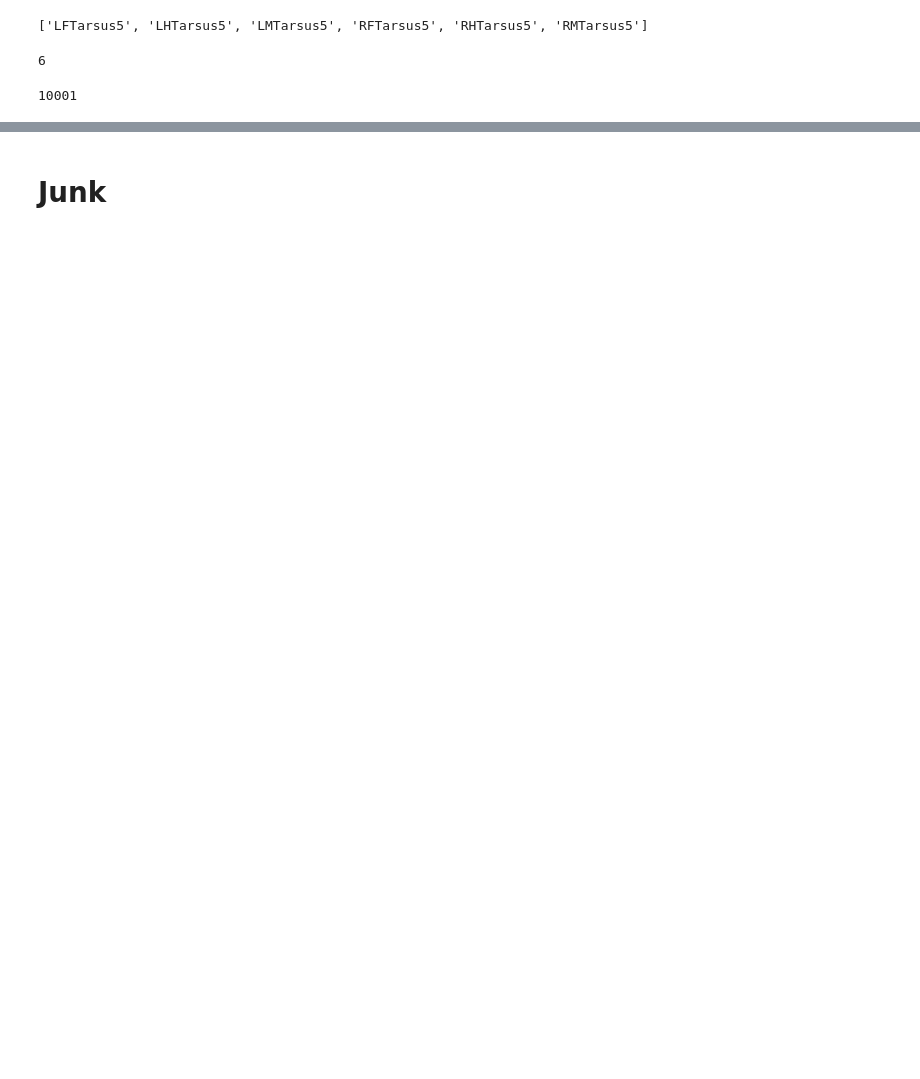
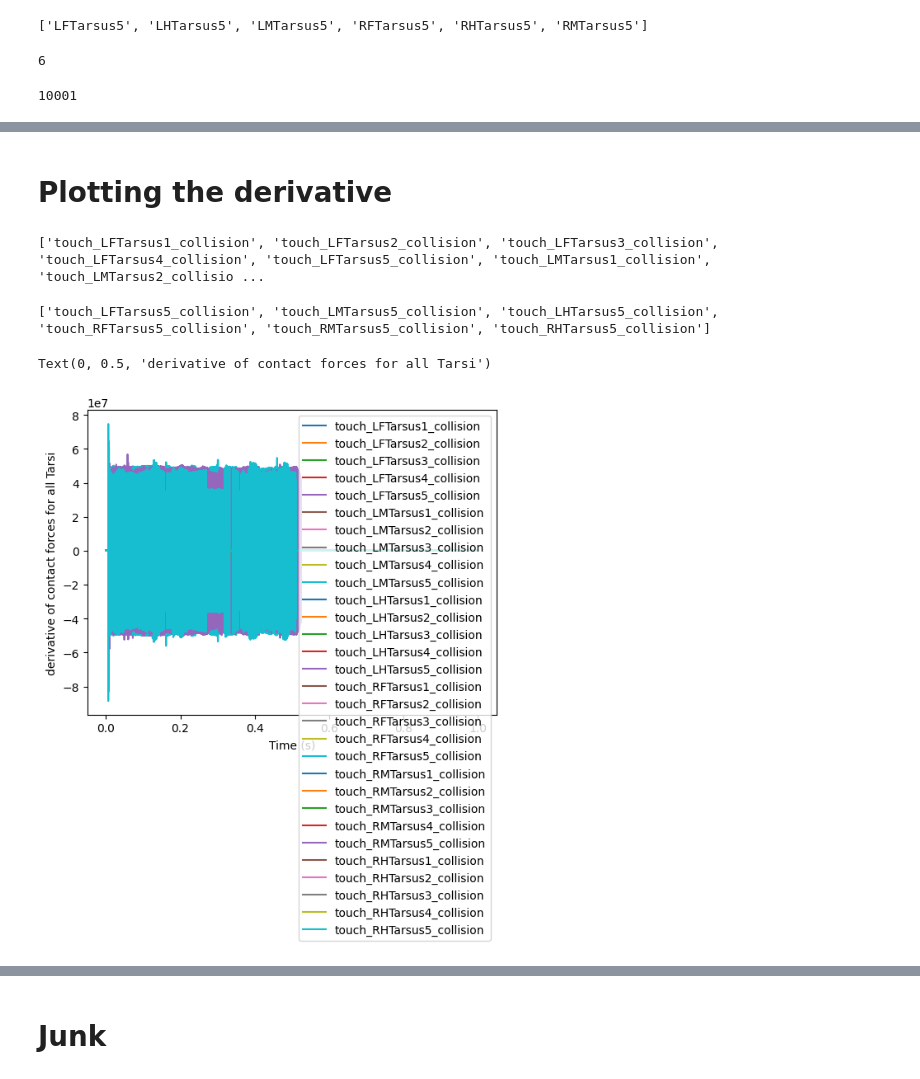
Before and after one commit to LaetiMS/flygym_adhesion-Laetitia, a Jupyter notebook: notebooks/mujoco_adhesion.ipynb, the cells around one changed output, grey strips where cells are left out. Drawn from its saved outputs; the diff is of its cells as text; code cells hidden in the pictures; blank space fills up the shorter version.

```diff
--- a/notebooks/mujoco_adhesion.ipynb
+++ b/notebooks/mujoco_adhesion.ipynb
@@ -375,0 +376,36 @@ Text(0, 0.5, 'x- Position end_effectors')
+# %% [markdown]
+# Plotting the derivative
+# %%
+#formatting the observations obtained from obs_list, that contain the "derivative of the contact forces"
+derivative_touch_sensor_data = [[] for _ in range(30)]
+for obs in obs_list:
+    deriv_touch_sensor = obs['derivative_contact_forces']
+
+    for i, value in enumerate(deriv_touch_sensor):
+        derivative_touch_sensor_data[i].append(value)
+
+#as we are currently only interested in the Tarsus5 bodies and not all Tarsus
+derivative_touch_sensor_Tarsi5_data = derivative_touch_sensor_data[4::5]
+# %%
+touch_sensor_names = []
+for touch_sensors in nmf.touch_sensors:
+    touch_sensor_names.append(touch_sensors.name)
+print(touch_sensor_names)
+# %% [output]
+['touch_LFTarsus1_collision', 'touch_LFTarsus2_collision', 'touch_LFTarsus3_collision', 'touch_LFTarsus4_collision', 'touch_LFTarsus5_collision', 'touch_LMTarsus1_collision', 'touch_LMTarsus2_collisio ...
+# %%
+touch_sensor_Tarsi5_names = touch_sensor_names[4::5]
+print(touch_sensor_Tarsi5_names)
+# %% [output]
+['touch_LFTarsus5_collision', 'touch_LMTarsus5_collision', 'touch_LHTarsus5_collision', 'touch_RFTarsus5_collision', 'touch_RMTarsus5_collision', 'touch_RHTarsus5_collision']
+# %%
+for i, deriv_touch_sensor in enumerate(derivative_touch_sensor_data):
+    plt.plot(np.arange(len(deriv_touch_sensor)) * nmf.timestep,
+        deriv_touch_sensor,
+        label=touch_sensor_names[i])
+plt.legend()
+plt.xlabel('Time (s)')
+plt.ylabel('derivative of contact forces for all Tarsi')
+# %% [output]
+Text(0, 0.5, 'derivative of contact forces for all Tarsi')
+[figure, added]
```
Also changed, not shown: parts of 42 cells of this notebook, 1 other file.
